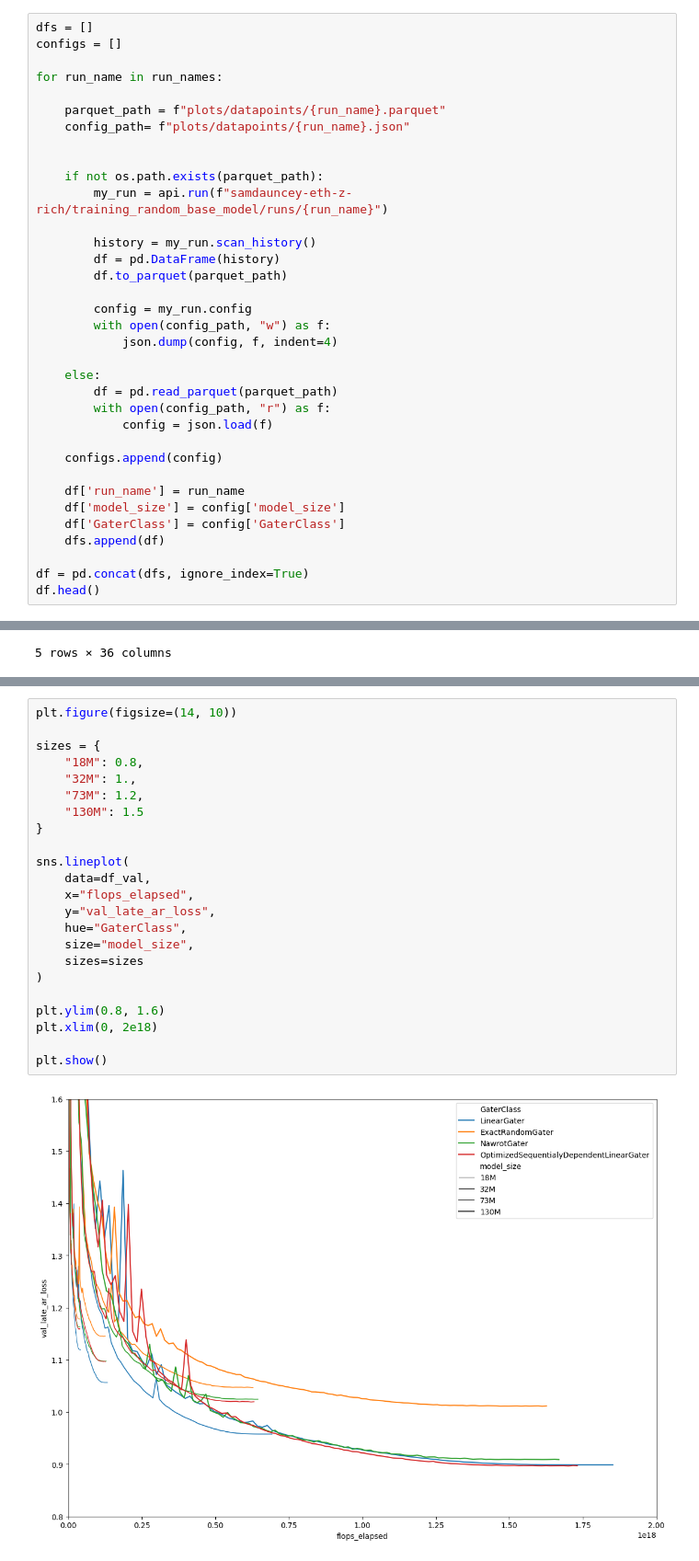
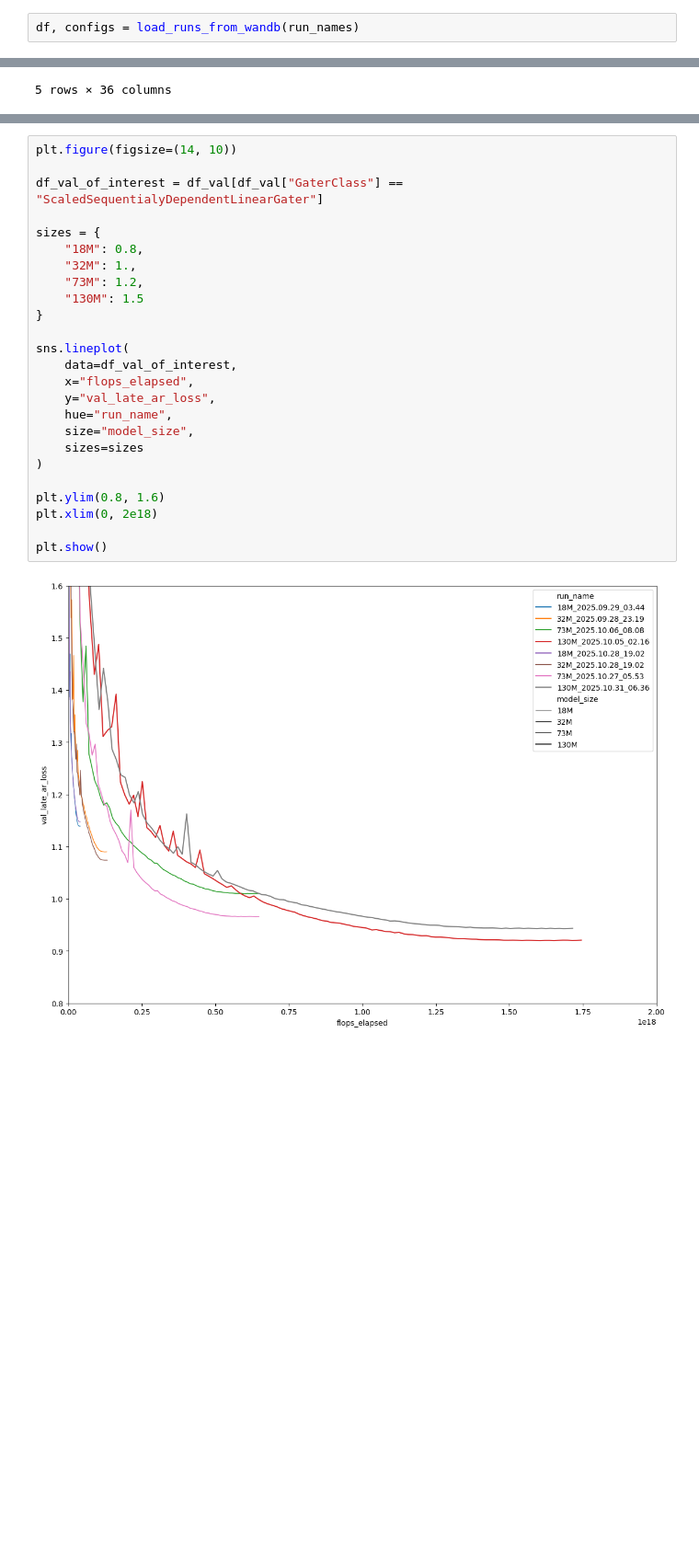
Before and after one commit to SamD770/bitter-lesson-tokenization, a Jupyter notebook: plots/scaling_plot.ipynb, the cells around one changed output, grey strips where cells are left out. Shown: that part at 92% size. Drawn from its saved outputs; the diff is of its cells as text; blank space fills up the shorter version.

```diff
--- a/plots/scaling_plot.ipynb
+++ b/plots/scaling_plot.ipynb
@@ -37,37 +46,4 @@ run_names = [
 ]
 # %%
-dfs = []
-configs = []
-
-for run_name in run_names:
-
-    parquet_path = f"plots/datapoints/{run_name}.parquet"
-    config_path= f"plots/datapoints/{run_name}.json"
-
-
-    if not os.path.exists(parquet_path):
-        my_run = api.run(f"samdauncey-eth-z-rich/training_random_base_model/runs/{run_name}")
-
-        history = my_run.scan_history()
-        df = pd.DataFrame(history)
-        df.to_parquet(parquet_path)
-
-        config = my_run.config
-        with open(config_path, "w") as f:
-            json.dump(config, f, indent=4)
-
-    else:
-        df = pd.read_parquet(parquet_path)
-        with open(config_path, "r") as f:
-            config = json.load(f)
-
-    configs.append(config)
-
-    df['run_name'] = run_name
-    df['model_size'] = config['model_size']
-    df['GaterClass'] = config['GaterClass']
-    dfs.append(df)
-
-df = pd.concat(dfs, ignore_index=True)
-df.head()
+df, configs = load_runs_from_wandb(run_names)
 # %% [output]
@@ -169,28 +156,30 @@ df_val.head()
 # %%
 plt.figure(figsize=(14, 10))
+
+df_val_of_interest = df_val[df_val["GaterClass"] == "ScaledSequentialyDependentLinearGater"]
 
 sizes = {
     "18M": 0.8,
     "32M": 1.,
     "73M": 1.2,
     "130M": 1.5
 }
 
 sns.lineplot(
-    data=df_val,
+    data=df_val_of_interest,
     x="flops_elapsed",
     y="val_late_ar_loss",
-    hue="GaterClass",
+    hue="run_name",
     size="model_size",
     sizes=sizes
 )
 
 plt.ylim(0.8, 1.6)
 plt.xlim(0, 2e18)
 
 plt.show()
 # %% [output]
-[figure, old version]
+[figure, new version]
 # %%
 
 
```
Also changed, not shown: parts of 8 cells of this notebook, 28 other files.
